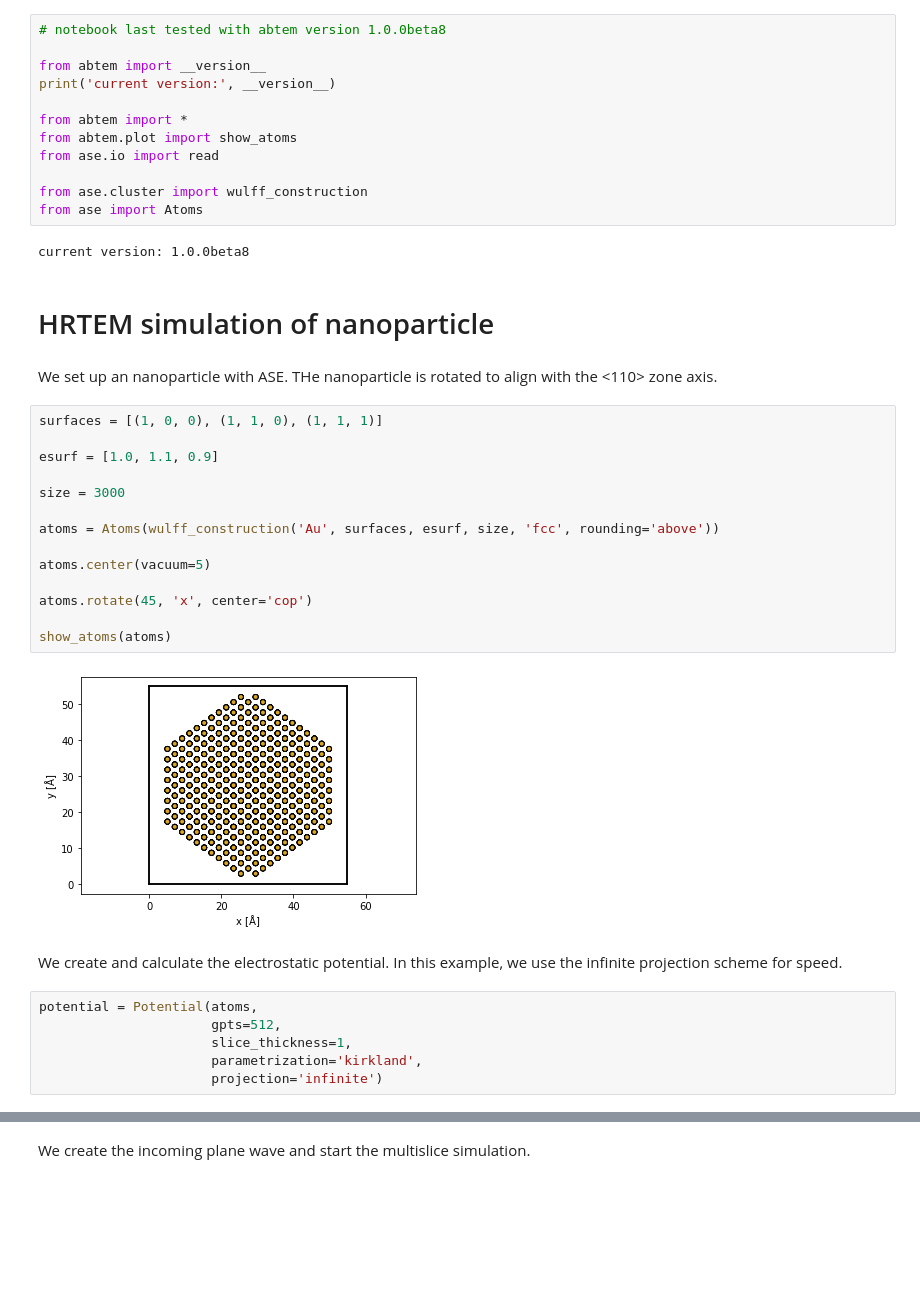
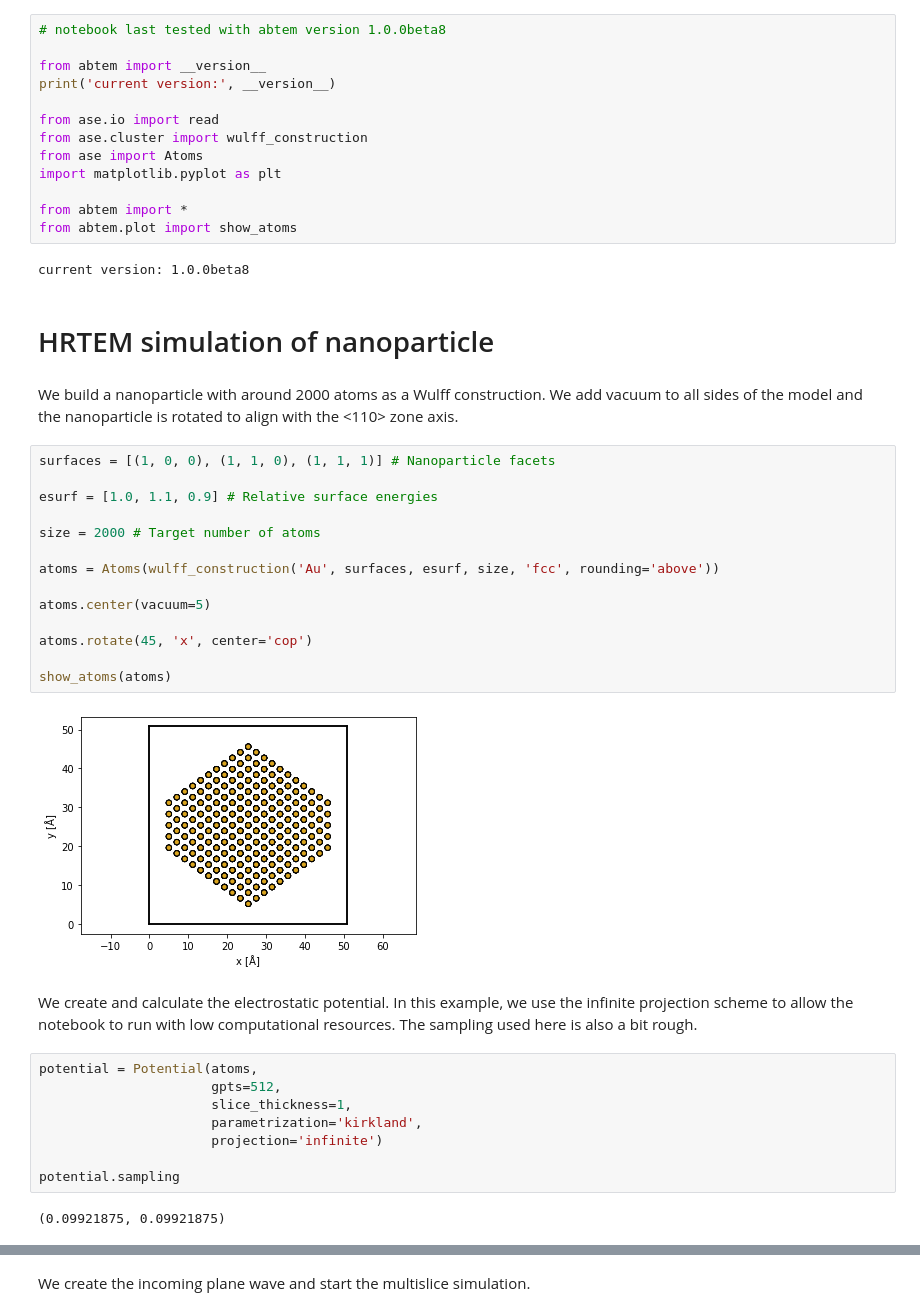
Before and after one commit to abTEM/abTEM, a Jupyter notebook: examples/quickstart/quick_hrtem_and_saed.ipynb, the cells around one changed output, grey strips where cells are left out. Cells and saved outputs as stored; diff of their text form; blank space fills up the shorter version.

Commit message:
fixed hrtem quickstart notebook

```diff
--- a/examples/quickstart/quick_hrtem_and_saed.ipynb
+++ b/examples/quickstart/quick_hrtem_and_saed.ipynb
@@ -4,39 +4,44 @@
 from abtem import __version__
 print('current version:', __version__)
 
+from ase.io import read
+from ase.cluster import wulff_construction
+from ase import Atoms
+import matplotlib.pyplot as plt
+
 from abtem import *
 from abtem.plot import show_atoms
-from ase.io import read
-
-from ase.cluster import wulff_construction
-from ase import Atoms
 # %% [output]
 current version: 1.0.0beta8
 # %% [markdown]
 # HRTEM simulation of nanoparticle
 # %% [markdown]
-We set up an nanoparticle with ASE. THe nanoparticle is rotated to align with the <110> zone axis.
+We build a nanoparticle with around 2000 atoms as a Wulff construction. We add vacuum to all sides of the model and the nanoparticle is rotated to align with the <110> zone axis.
 # %%
-surfaces = [(1, 0, 0), (1, 1, 0), (1, 1, 1)]
+surfaces = [(1, 0, 0), (1, 1, 0), (1, 1, 1)] # Nanoparticle facets
 
-esurf = [1.0, 1.1, 0.9]
+esurf = [1.0, 1.1, 0.9] # Relative surface energies
 
-size = 3000
+size = 2000 # Target number of atoms
 
 atoms = Atoms(wulff_construction('Au', surfaces, esurf, size, 'fcc', rounding='above'))
 
 atoms.center(vacuum=5)
 
 atoms.rotate(45, 'x', center='cop')
 
 show_atoms(atoms)
 # %% [output]
-[figure, old version]
+[figure, new version]
 # %% [markdown]
-We create and calculate the electrostatic potential. In this example, we use the infinite projection scheme for speed.
+We create and calculate the electrostatic potential. In this example, we use the infinite projection scheme to allow the notebook to run with low computational resources. The sampling used here is also a bit rough.
 # %%
 potential = Potential(atoms,
                       gpts=512,
                       slice_thickness=1,
                       parametrization='kirkland',
                       projection='infinite')
+
+potential.sampling
+# %% [output]
+(0.09921875, 0.09921875)
```
Also changed, not shown: parts of 16 cells of this notebook, 4 other files.
